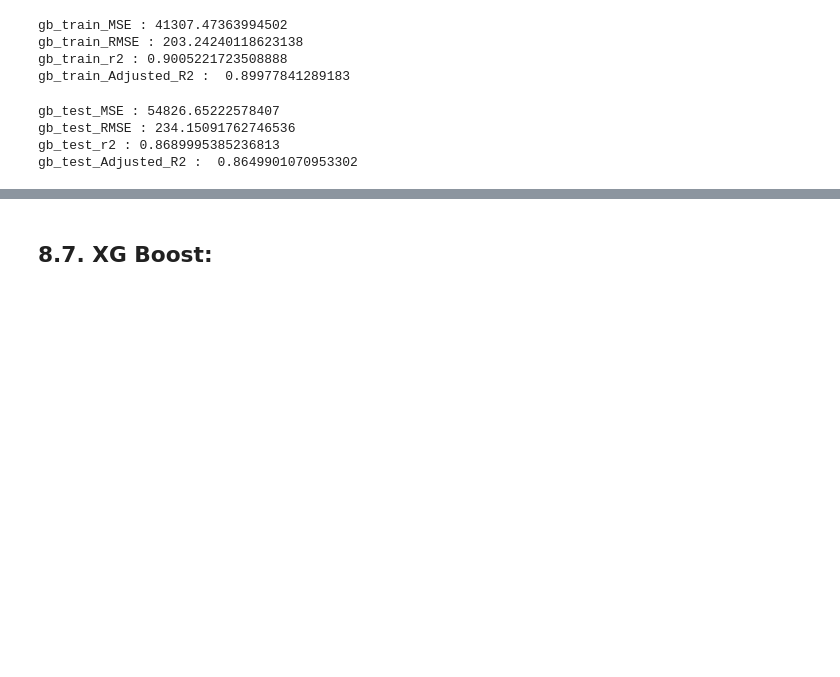
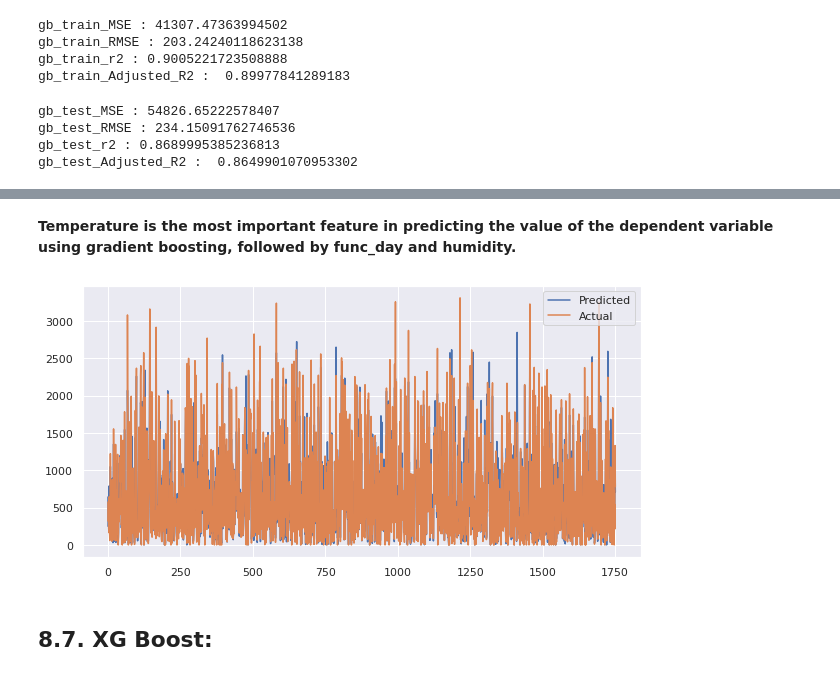
Before and after one commit to dileep-rawat/Capstone_Project_2--Bike_sharing_demand_prediction, a Jupyter notebook: Bike_Sharing_Demand_Prediction_Capstone_Project.ipynb, the cells around one changed output, grey strips where cells are left out. Drawn from its saved outputs; the diff is of its cells as text; code cells hidden in the pictures; blank space fills up the shorter version.

```diff
--- a/Bike_Sharing_Demand_Prediction_Capstone_Project.ipynb
+++ b/Bike_Sharing_Demand_Prediction_Capstone_Project.ipynb
@@ -883,3 +895,14 @@ gb_test_Adjusted_R2 :  0.8649901070953302
+# %% [markdown]
+**Temperature is the most important feature in predicting the value of the dependent variable using gradient boosting, followed by func_day and humidity.**
+# %%
+# Actual vs predicted values of dependent variables
+plt.figure(figsize=(10,5))
+plt.plot(np.square(gb_y_test_pred))
+plt.plot(np.square(np.array(y_test)))
+plt.legend(["Predicted","Actual"])
+plt.show()
+# %% [output]
+[figure, added]
 # %% [markdown]
 ## **8.7. XG Boost:**
 # %%
```
Also changed, not shown: parts of 23 cells of this notebook.
